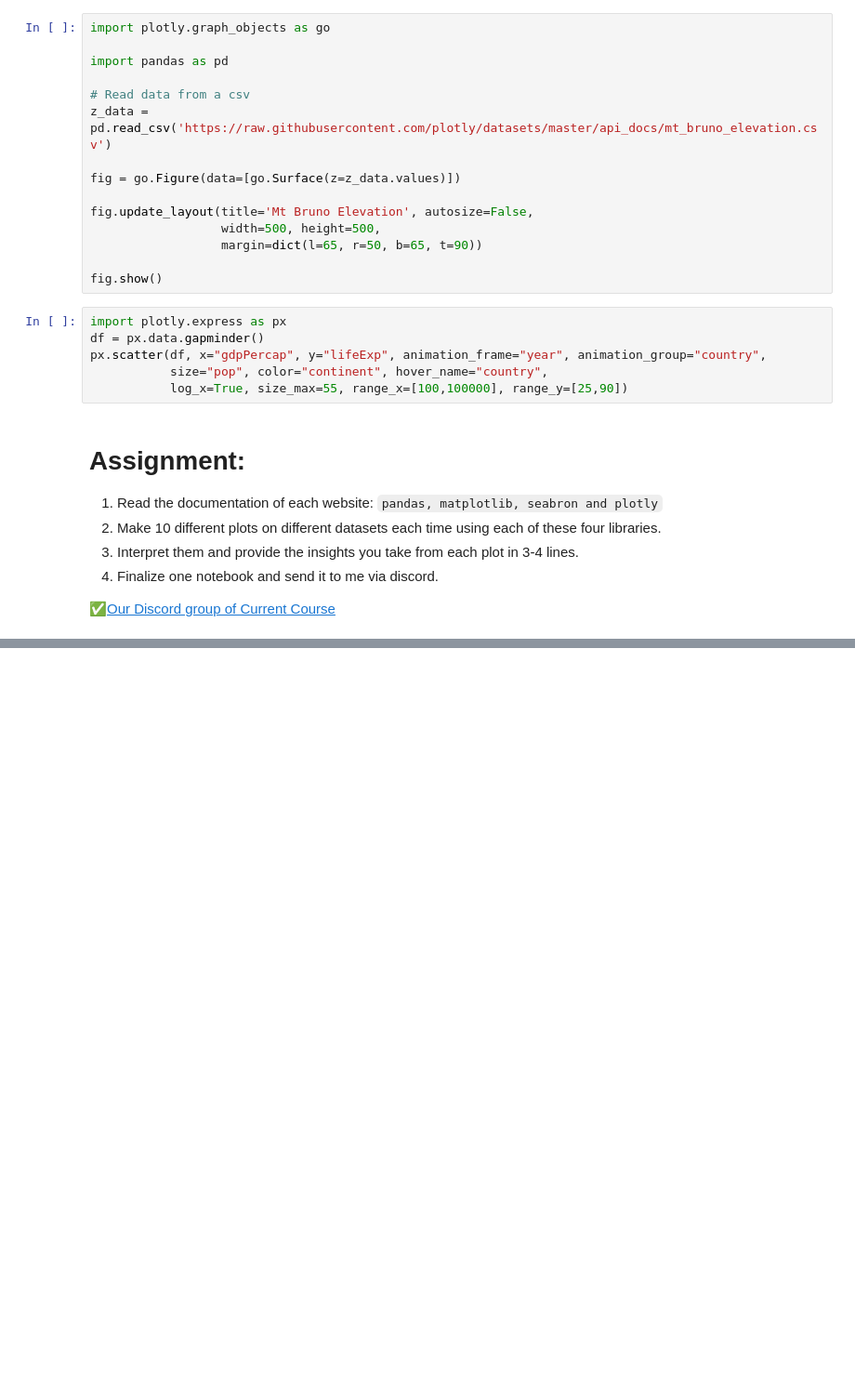
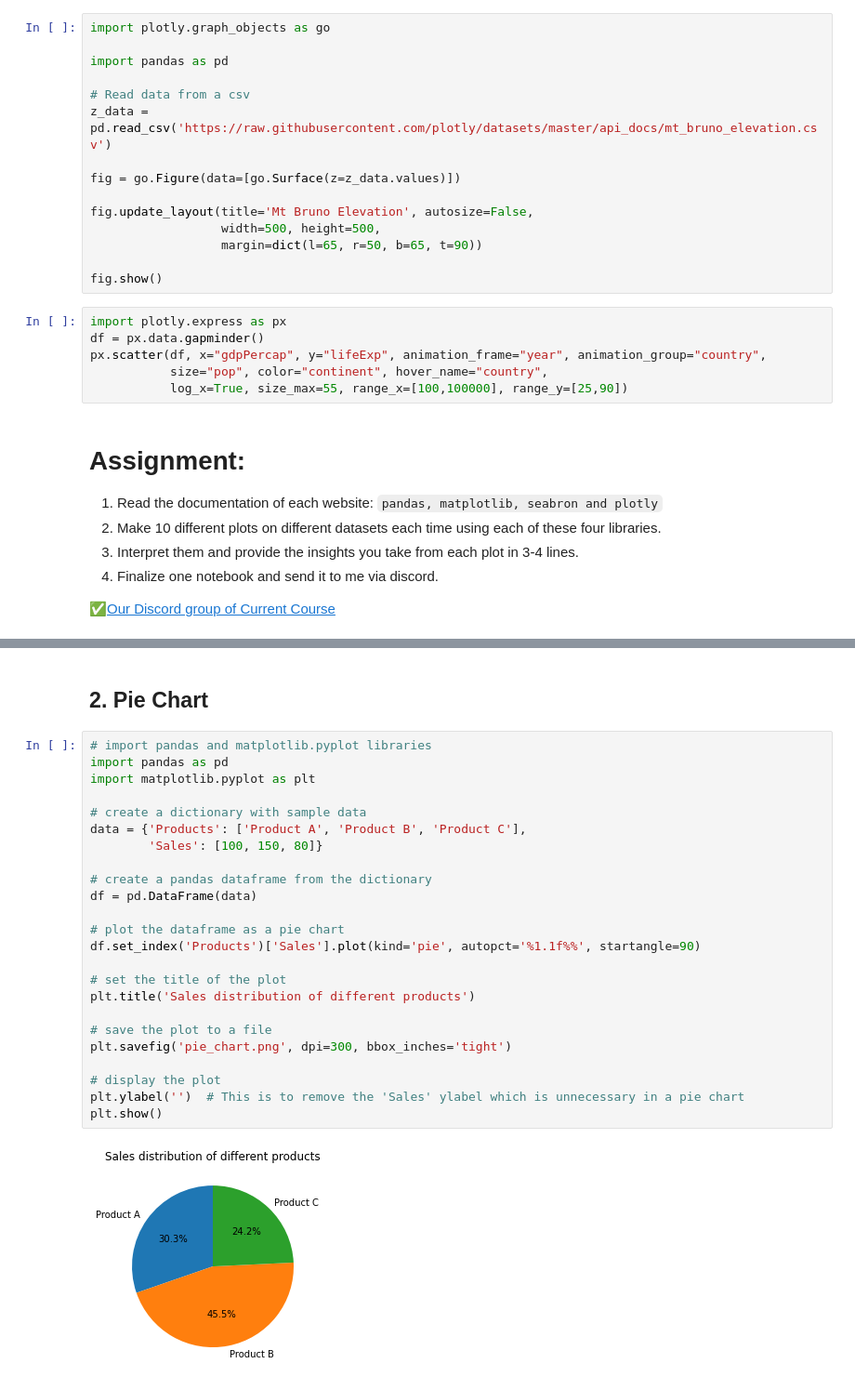
Before and after one commit to AammarTufail/six-months_python_for_data_science-mentorship-program, a Jupyter notebook: pandas_tips_tricks/06_data_visualization.ipynb, the cells around one changed output, grey strips where cells are left out. Shown: that part at 93% size. Cells and saved outputs as stored; diff of their text form; blank space fills up the shorter version.

```diff
--- a/pandas_tips_tricks/06_data_visualization.ipynb
+++ b/pandas_tips_tricks/06_data_visualization.ipynb
@@ -94,0 +127,28 @@ px.scatter(df, x="gdpPercap", y="lifeExp", animation_frame="year", animation_gro
+# %% [markdown]
+## 2. Pie Chart
+# %%
+# import pandas and matplotlib.pyplot libraries
+import pandas as pd
+import matplotlib.pyplot as plt
+
+# create a dictionary with sample data
+data = {'Products': ['Product A', 'Product B', 'Product C'],
+        'Sales': [100, 150, 80]}
+
+# create a pandas dataframe from the dictionary
+df = pd.DataFrame(data)
+
+# plot the dataframe as a pie chart
+df.set_index('Products')['Sales'].plot(kind='pie', autopct='%1.1f%%', startangle=90)
+
+# set the title of the plot
+plt.title('Sales distribution of different products')
+
+# save the plot to a file
+plt.savefig('pie_chart.png', dpi=300, bbox_inches='tight')
+
+# display the plot
+plt.ylabel('')  # This is to remove the 'Sales' ylabel which is unnecessary in a pie chart
+plt.show()
+# %% [output]
+[figure, added]
```
Also changed, not shown: parts of 28 cells of this notebook, 21 other files.
